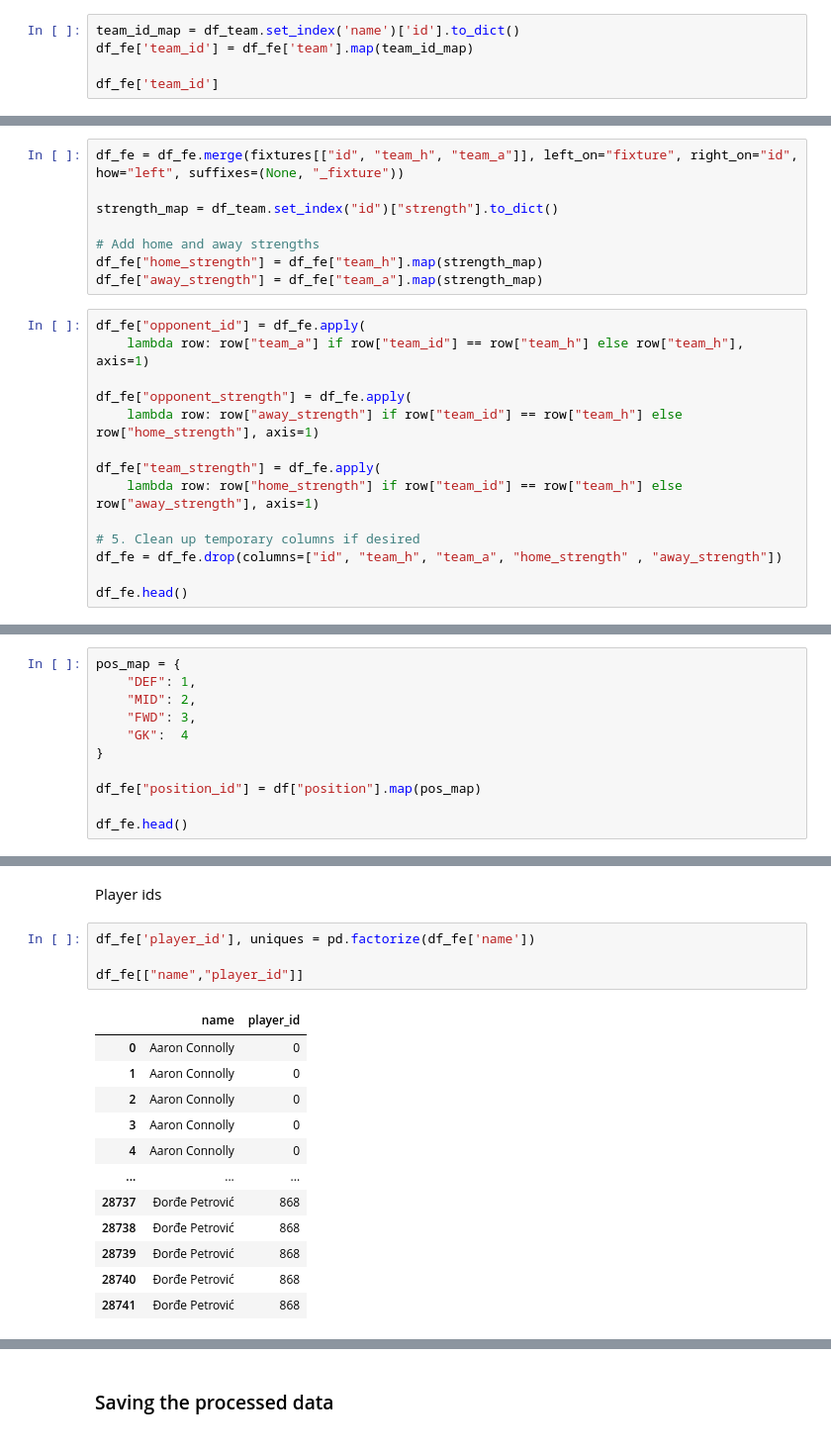
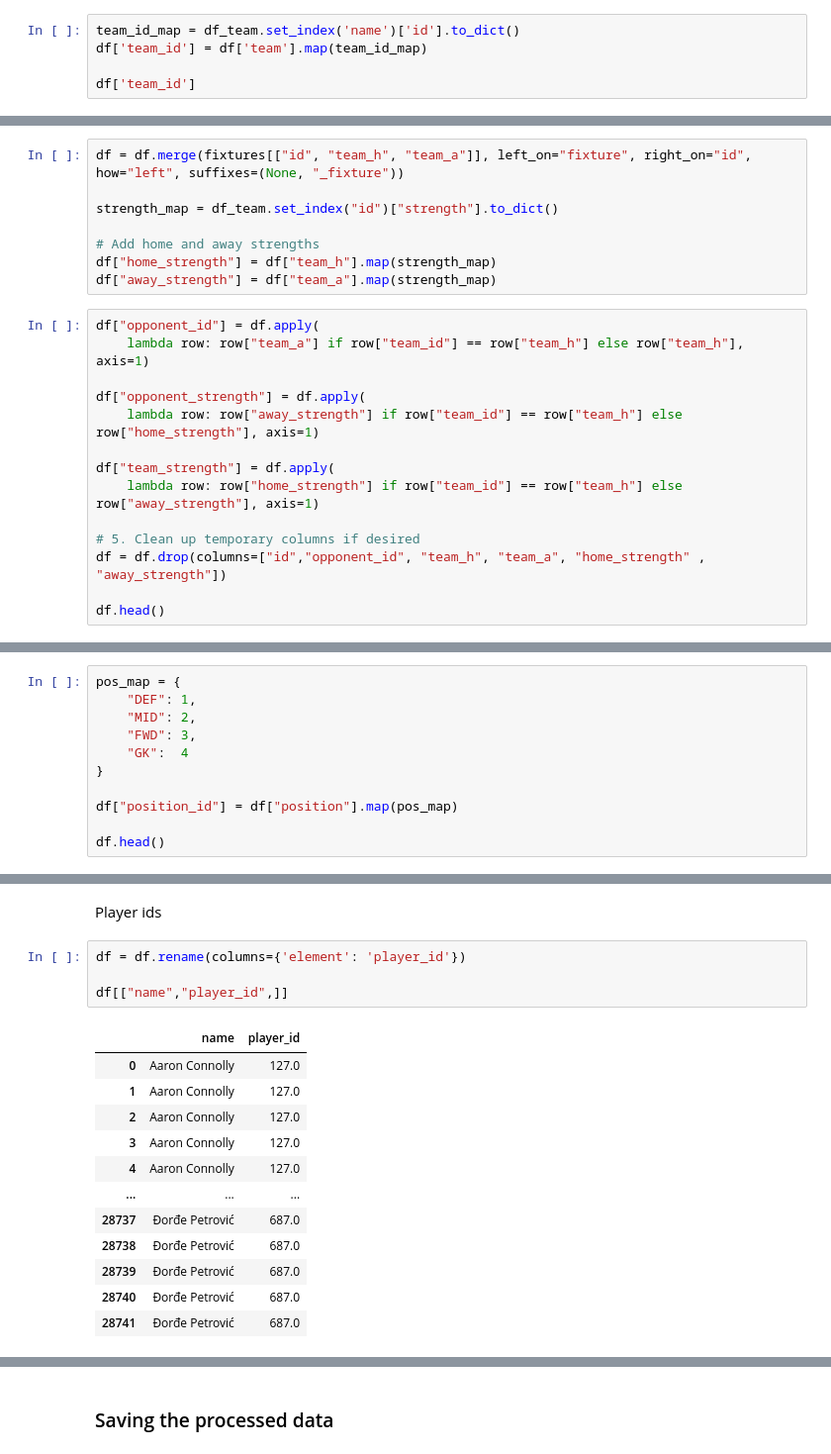
Before and after one commit to utkubah/FPL-Predictor, a Jupyter notebook: notebooks/eda.ipynb, the cells around one changed output, grey strips where cells are left out. Shown: that part at 99% size. Cells and saved outputs as stored; diff of their text form.

```diff
--- a/notebooks/eda.ipynb
+++ b/notebooks/eda.ipynb
@@ -286,9 +189,9 @@ df_team.head()
 5 rows × 21 columns
 # %%
 team_id_map = df_team.set_index('name')['id'].to_dict()
-df_fe['team_id'] = df_fe['team'].map(team_id_map)
+df['team_id'] = df['team'].map(team_id_map)
 
-df_fe['team_id']
+df['team_id']
 # %% [output]
 0        5
 1        5
@@ -316,27 +219,27 @@ fixtures.head()
 | 3 | 2367541 | 1 | True | True | 4 | 2023-08-12T14:00:00Z | 90 | ... |
 | 4 | 2367542 | 1 | True | True | 5 | 2023-08-12T14:00:00Z | 90 | ... |
 # %%
-df_fe = df_fe.merge(fixtures[["id", "team_h", "team_a"]], left_on="fixture", right_on="id", how="left", suffixes=(None, "_fixture"))
+df = df.merge(fixtures[["id", "team_h", "team_a"]], left_on="fixture", right_on="id", how="left", suffixes=(None, "_fixture"))
 
 strength_map = df_team.set_index("id")["strength"].to_dict()
 
 # Add home and away strengths
-df_fe["home_strength"] = df_fe["team_h"].map(strength_map)
-df_fe["away_strength"] = df_fe["team_a"].map(strength_map)
+df["home_strength"] = df["team_h"].map(strength_map)
+df["away_strength"] = df["team_a"].map(strength_map)
 # %%
-df_fe["opponent_id"] = df_fe.apply(
+df["opponent_id"] = df.apply(
     lambda row: row["team_a"] if row["team_id"] == row["team_h"] else row["team_h"], axis=1)
 
-df_fe["opponent_strength"] = df_fe.apply(
+df["opponent_strength"] = df.apply(
     lambda row: row["away_strength"] if row["team_id"] == row["team_h"] else row["home_strength"], axis=1)
 
-df_fe["team_strength"] = df_fe.apply(
+df["team_strength"] = df.apply(
     lambda row: row["home_strength"] if row["team_id"] == row["team_h"] else row["away_strength"], axis=1)
 
 # 5. Clean up temporary columns if desired
-df_fe = df_fe.drop(columns=["id", "team_h", "team_a", "home_strength" , "away_strength"])
+df = df.drop(columns=["id","opponent_id", "team_h", "team_a", "home_strength" , "away_strength"])
 
-df_fe.head()
+df.head()
 # %% [output]
 |  | name | position | team | fixture | kickoff_time | opponent_team | was_home | xP | assists | bonus | ... |
 | 0 | Aaron Connolly | FWD | Brighton | 4 | 2023-08-12T14:00:00Z | 12 | 1 | 0.0 | 0.0 | 0.0 | ... |
@@ -367,9 +270,9 @@ pos_map = {
     "GK":  4
 }
 
-df_fe["position_id"] = df["position"].map(pos_map)
+df["position_id"] = df["position"].map(pos_map)
 
-df_fe.head()
+df.head()
 # %% [output]
 |  | name | position | team | fixture | kickoff_time | opponent_team | was_home | xP | assists | bonus | ... |
 | 0 | Aaron Connolly | FWD | Brighton | 4 | 2023-08-12T14:00:00Z | 12 | 1 | 0.0 | 0.0 | 0.0 | ... |
@@ -381,20 +284,20 @@ df_fe.head()
 # %% [markdown]
 Player ids
 # %%
-df_fe['player_id'], uniques = pd.factorize(df_fe['name'])
+df = df.rename(columns={'element': 'player_id'})
 
-df_fe[["name","player_id"]]
+df[["name","player_id",]]
 # %% [output]
 |  | name | player_id |
-| 0 | Aaron Connolly | 0 |
-| 1 | Aaron Connolly | 0 |
-| 2 | Aaron Connolly | 0 |
-| 3 | Aaron Connolly | 0 |
-| 4 | Aaron Connolly | 0 |
+| 0 | Aaron Connolly | 127.0 |
+| 1 | Aaron Connolly | 127.0 |
+| 2 | Aaron Connolly | 127.0 |
+| 3 | Aaron Connolly | 127.0 |
+| 4 | Aaron Connolly | 127.0 |
 | ... | ... | ... |
-| 28737 | Đorđe Petrović | 868 |
-| 28738 | Đorđe Petrović | 868 |
-| 28739 | Đorđe Petrović | 868 |
-| 28740 | Đorđe Petrović | 868 |
-| 28741 | Đorđe Petrović | 868 |
+| 28737 | Đorđe Petrović | 687.0 |
+| 28738 | Đorđe Petrović | 687.0 |
+| 28739 | Đorđe Petrović | 687.0 |
+| 28740 | Đorđe Petrović | 687.0 |
+| 28741 | Đorđe Petrović | 687.0 |
 28742 rows × 2 columns
```
Also changed, not shown: parts of 22 cells of this notebook, 3 other files.
